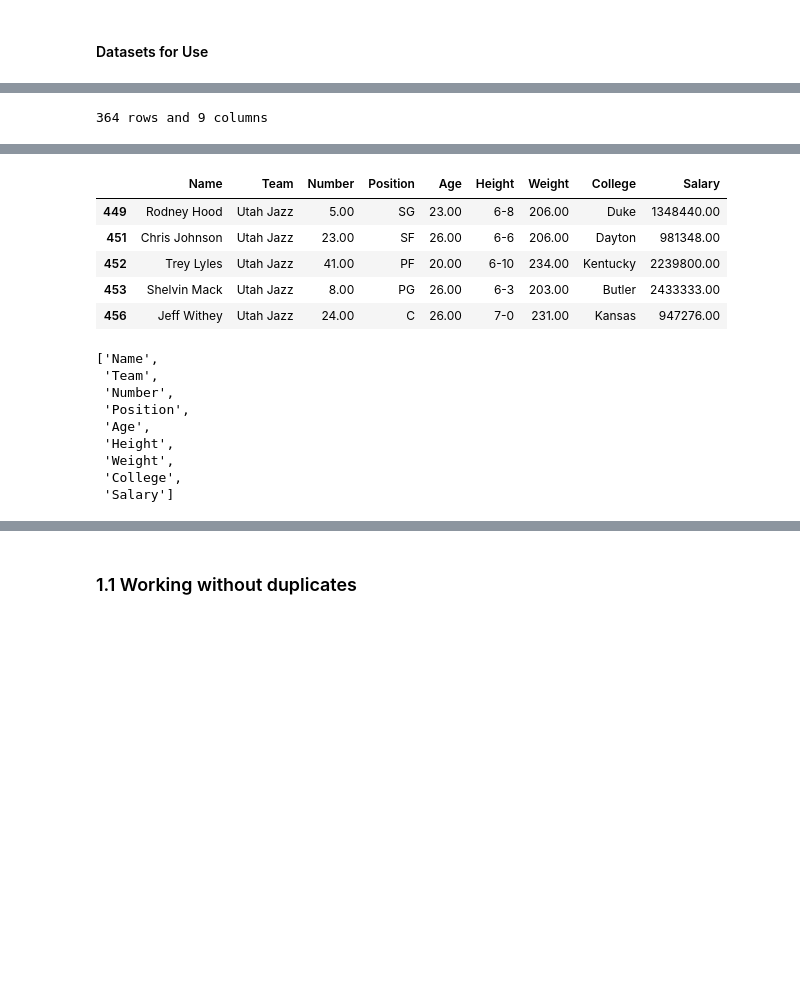
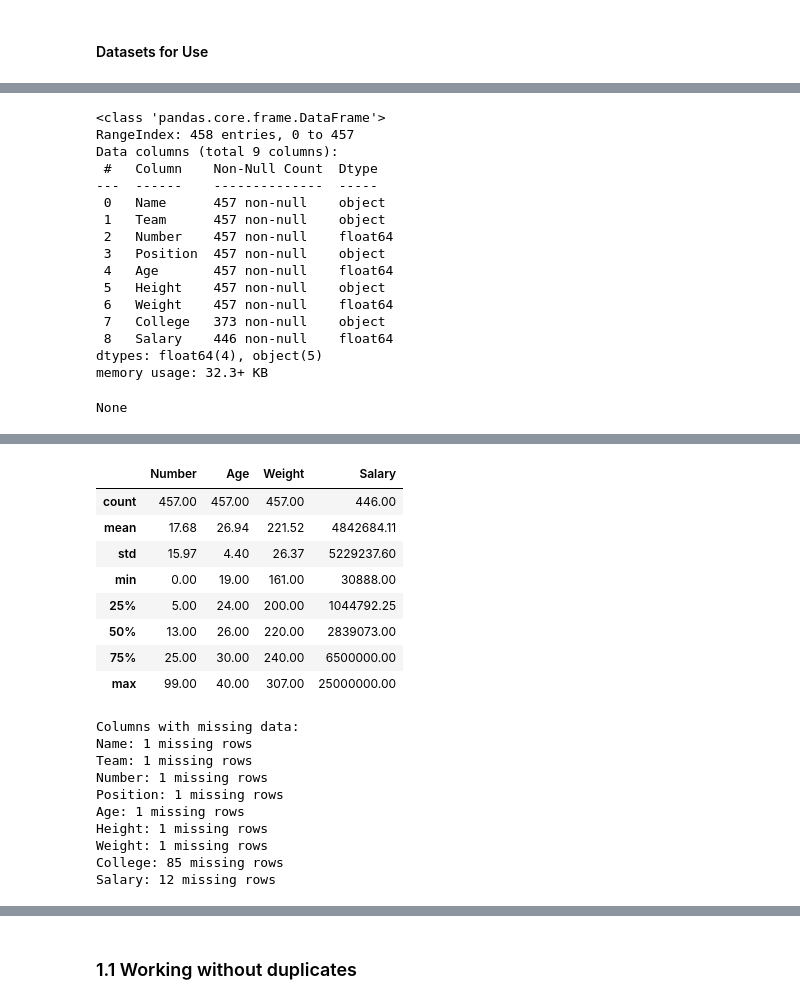
Before and after one commit to ebenezer2015/Data-Analytics-in-Pandas, a Jupyter notebook: SQL_Tasks_in_Python_new.ipynb, the cells around one changed output, grey strips where cells are left out. Drawn from its saved outputs; the diff is of its cells as text; code cells hidden in the pictures; blank space fills up the shorter version.

```diff
--- a/SQL_Tasks_in_Python_new.ipynb
+++ b/SQL_Tasks_in_Python_new.ipynb
@@ -36,10 +54,20 @@ pd.options.display.float_format = '{:.2f}'.format
 # %%
 # Create a function to glimpse the data
 def glimpse(df):
-    print(f"{df.shape[0]} rows and {df.shape[1]} columns")
+    display(df.info())
     display(df.head())
-    display(df.tail())
-    display(df.columns.values.tolist())
+    display(df.describe())
+    #print(f"{df.shape[0]} rows and {df.shape[1]} columns")
+
+def check_missing_data(df):
+    missing_columns = df.columns[df.isnull().any()].tolist()
+    if len(missing_columns) > 0:
+        print("Columns with missing data:")
+        for col in missing_columns:
+            missing_rows = df[col].isnull().sum()
+            print(f"{col}: {missing_rows} missing rows")
+    else:
+        print("No columns have missing data.")
 # %% [markdown]
 #### Datasets for Use
 # %%
@@ -74,10 +114,27 @@ glimpse(df_0)
 # %%
 df_1 = pd.read_csv("https://media.geeksforgeeks.org/wp-content/uploads/nba.csv")
 # dropping null value columns to avoid errors
-df_1.dropna(inplace = True)
+df_1.dropna(inplace = False)
 glimpse(df_1)
+check_missing_data(df_1)
 # %% [output]
-364 rows and 9 columns
+<class 'pandas.core.frame.DataFrame'>
+RangeIndex: 458 entries, 0 to 457
+Data columns (total 9 columns):
+ #   Column    Non-Null Count  Dtype
+---  ------    --------------  -----
+ 0   Name      457 non-null    object
+ 1   Team      457 non-null    object
+ 2   Number    457 non-null    float64
+ 3   Position  457 non-null    object
+ 4   Age       457 non-null    float64
+ 5   Height    457 non-null    object
+ 6   Weight    457 non-null    float64
+ 7   College   373 non-null    object
+ 8   Salary    446 non-null    float64
+dtypes: float64(4), object(5)
+memory usage: 32.3+ KB
+None
 |  | Name | Team | Number | Position | Age | Height | Weight | College | Salary |
 | 0 | Avery Bradley | Boston Celtics | 0.00 | PG | 25.00 | 6-2 | 180.00 | Texas | 7730337.00 |
 | 1 | Jae Crowder | Boston Celtics | 99.00 | SF | 25.00 | 6-6 | 235.00 | Marquette | 6796117.00 |
@@ -87,18 +144,22 @@ glimpse(df_1)
-|  | Name | Team | Number | Position | Age | Height | Weight | College | Salary |
-| 449 | Rodney Hood | Utah Jazz | 5.00 | SG | 23.00 | 6-8 | 206.00 | Duke | 1348440.00 |
-| 451 | Chris Johnson | Utah Jazz | 23.00 | SF | 26.00 | 6-6 | 206.00 | Dayton | 981348.00 |
-| 452 | Trey Lyles | Utah Jazz | 41.00 | PF | 20.00 | 6-10 | 234.00 | Kentucky | 2239800.00 |
-| 453 | Shelvin Mack | Utah Jazz | 8.00 | PG | 26.00 | 6-3 | 203.00 | Butler | 2433333.00 |
-| 456 | Jeff Withey | Utah Jazz | 24.00 | C | 26.00 | 7-0 | 231.00 | Kansas | 947276.00 |
+|  | Number | Age | Weight | Salary |
+| count | 457.00 | 457.00 | 457.00 | 446.00 |
+| mean | 17.68 | 26.94 | 221.52 | 4842684.11 |
+| std | 15.97 | 4.40 | 26.37 | 5229237.60 |
+| min | 0.00 | 19.00 | 161.00 | 30888.00 |
+| 25% | 5.00 | 24.00 | 200.00 | 1044792.25 |
+| 50% | 13.00 | 26.00 | 220.00 | 2839073.00 |
+| 75% | 25.00 | 30.00 | 240.00 | 6500000.00 |
+| max | 99.00 | 40.00 | 307.00 | 25000000.00 |
-['Name',
- 'Team',
- 'Number',
- 'Position',
- 'Age',
- 'Height',
- 'Weight',
- 'College',
- 'Salary']
+Columns with missing data:
+Name: 1 missing rows
+Team: 1 missing rows
+Number: 1 missing rows
+Position: 1 missing rows
+Age: 1 missing rows
+Height: 1 missing rows
+Weight: 1 missing rows
+College: 85 missing rows
+Salary: 12 missing rows
 # %%
 url = 'http://universities.hipolabs.com/search?'
 # Load the first sheet of the JSON file into a data frame
```
Also changed, not shown: parts of 9 cells of this notebook, 1 other file.
